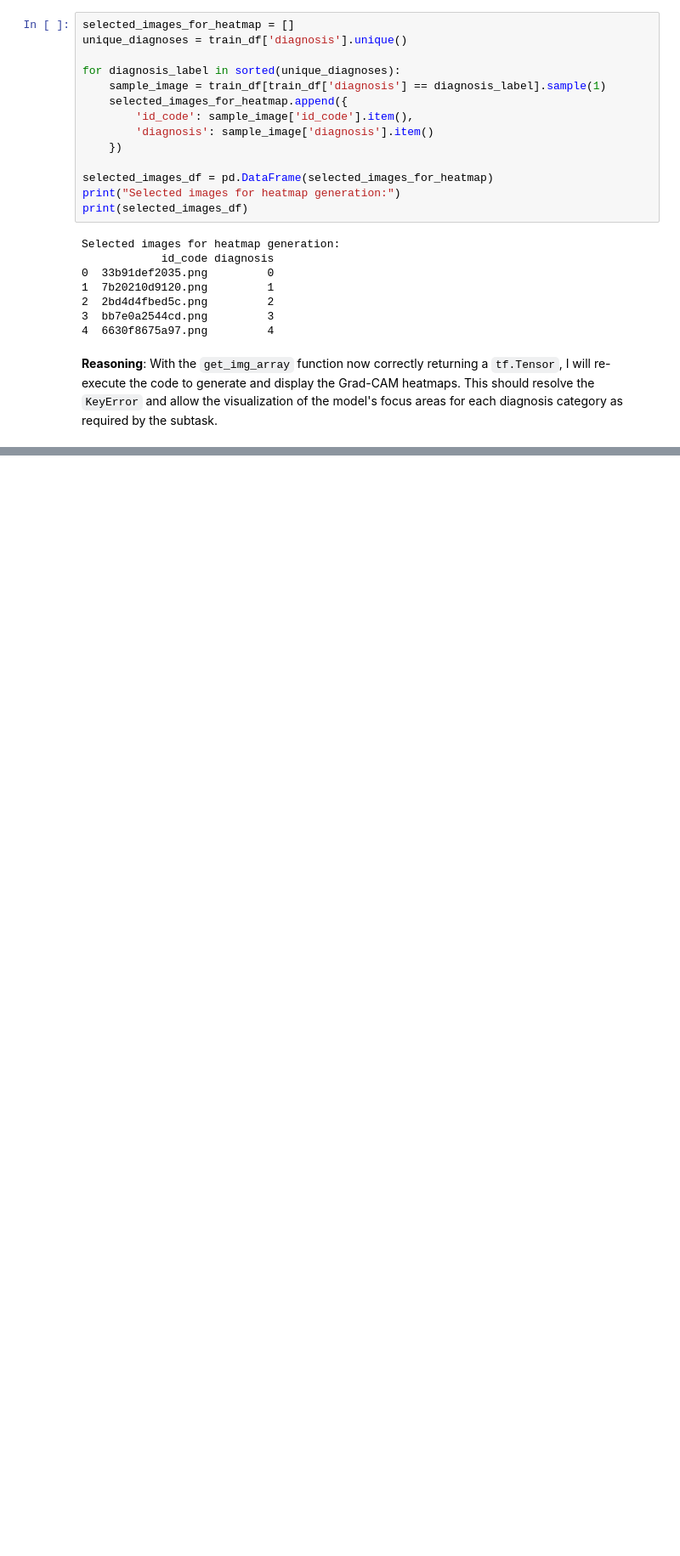
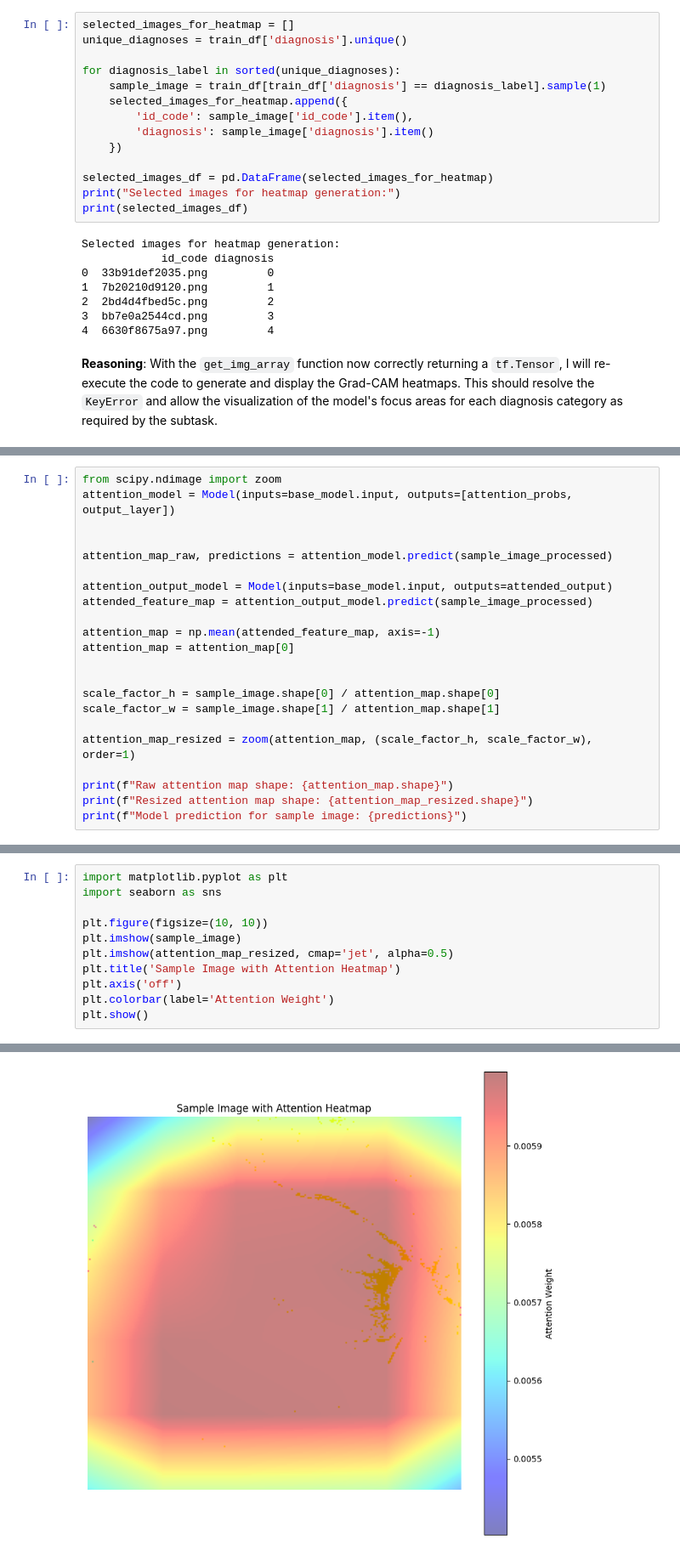
Before and after one commit to GeoNosX/Aptos-Project, a Jupyter notebook: InceptionV3_On_Aptos.ipynb, the cells around one changed output, grey strips where cells are left out. Shown at 85% size. Drawn from its saved outputs; the diff is of its cells as text; blank space fills up the shorter version.

```diff
--- a/InceptionV3_On_Aptos.ipynb
+++ b/InceptionV3_On_Aptos.ipynb
@@ -311,0 +546,22 @@ With the `get_img_array` function now correctly returning a `tf.Tensor`, I will
+# %%
+from scipy.ndimage import zoom
+attention_model = Model(inputs=base_model.input, outputs=[attention_probs, output_layer])
+
+
+attention_map_raw, predictions = attention_model.predict(sample_image_processed)
+
+attention_output_model = Model(inputs=base_model.input, outputs=attended_output)
+attended_feature_map = attention_output_model.predict(sample_image_processed)
+
+attention_map = np.mean(attended_feature_map, axis=-1)
+attention_map = attention_map[0]
+
+
+scale_factor_h = sample_image.shape[0] / attention_map.shape[0]
+scale_factor_w = sample_image.shape[1] / attention_map.shape[1]
+
+attention_map_resized = zoom(attention_map, (scale_factor_h, scale_factor_w), order=1)
+
+print(f"Raw attention map shape: {attention_map.shape}")
+print(f"Resized attention map shape: {attention_map_resized.shape}")
+print(f"Model prediction for sample image: {predictions}")
@@ -311,0 +574,12 @@ With the `get_img_array` function now correctly returning a `tf.Tensor`, I will
+# %%
+import matplotlib.pyplot as plt
+import seaborn as sns
+
+plt.figure(figsize=(10, 10))
+plt.imshow(sample_image)
+plt.imshow(attention_map_resized, cmap='jet', alpha=0.5)
+plt.title('Sample Image with Attention Heatmap')
+plt.axis('off')
+plt.colorbar(label='Attention Weight')
+plt.show()
+# %% [output]
@@ -311,0 +587 @@ With the `get_img_array` function now correctly returning a `tf.Tensor`, I will
+[figure, added]
```
Also changed, not shown: parts of 18 cells of this notebook.
